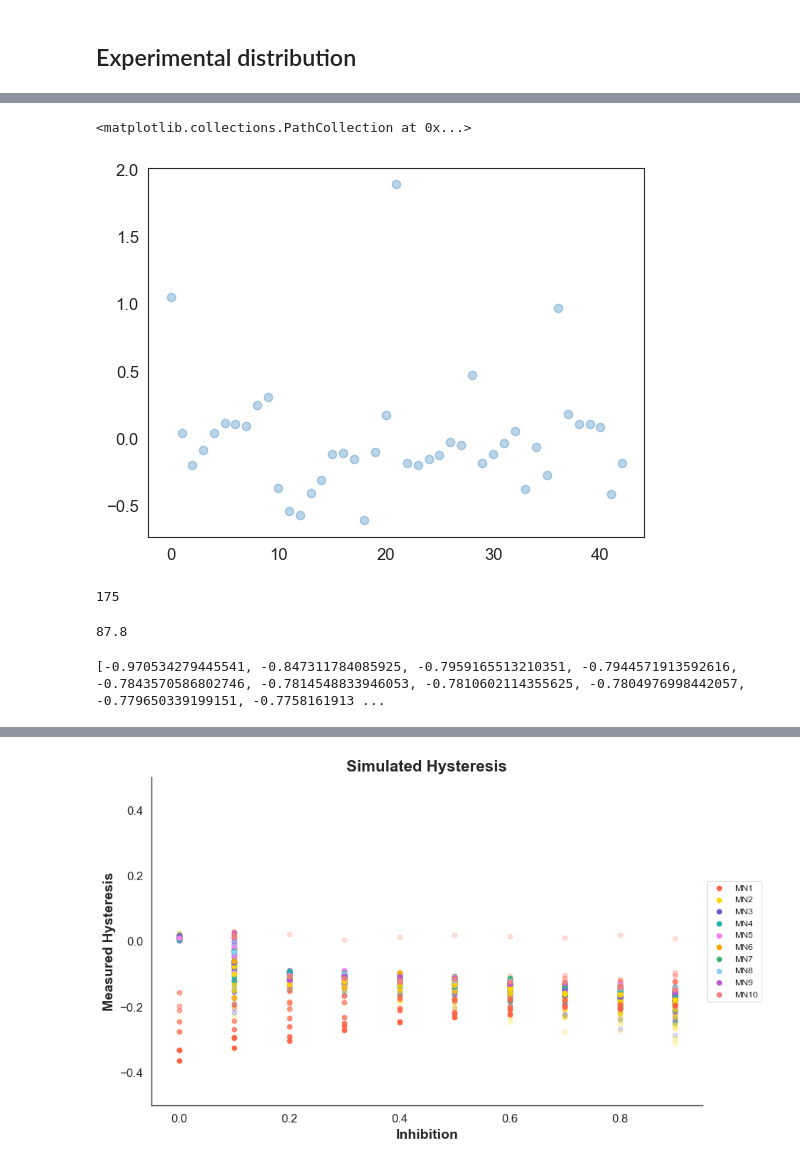
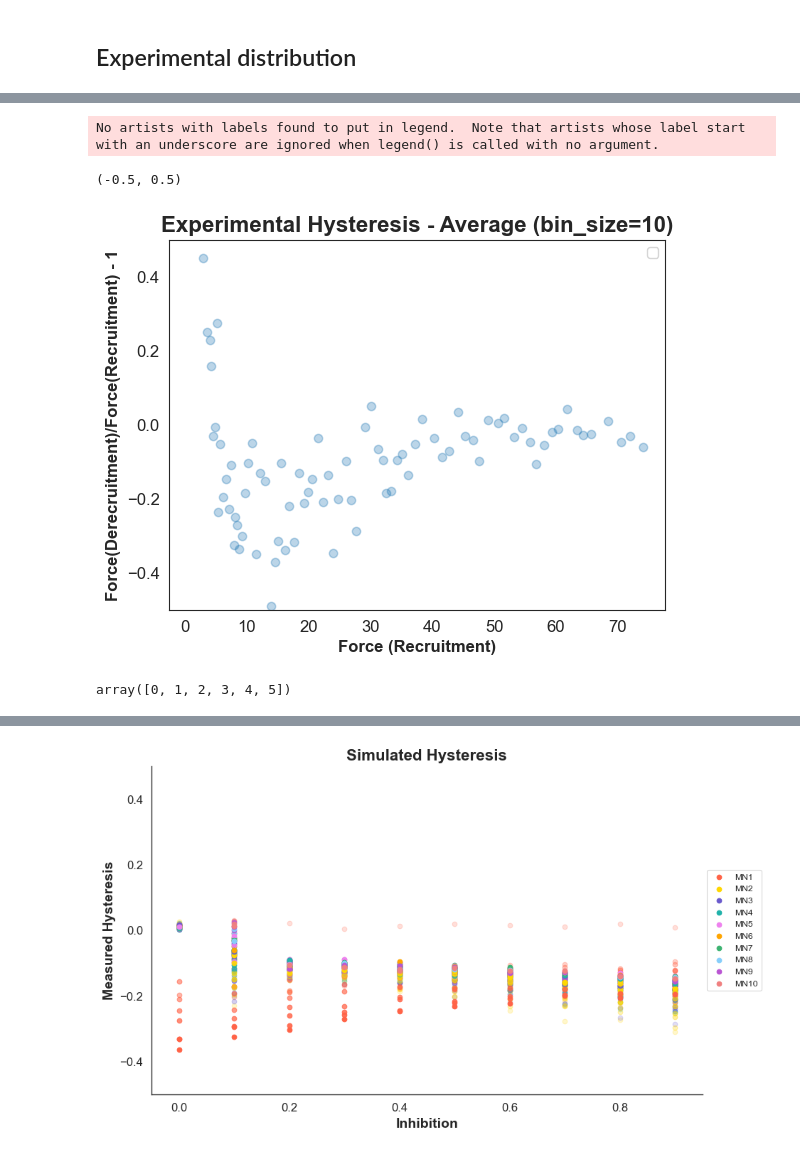
Before and after one commit to natmtc/flexible-motoneuron-control, a Jupyter notebook: Data_Analysis_Model.ipynb, the cells around one changed output, grey strips where cells are left out. Saved outputs shown, nothing was run; the diff lists cells and outputs as text; code cells hidden in the pictures.

```diff
--- a/Data_Analysis_Model.ipynb
+++ b/Data_Analysis_Model.ipynb
@@ -14,7 +14,7 @@ from scipy.stats import zscore
 ## Simulated Hysteresis [Force(Derecruitment)/Force(Recruitment)-1] Vs. Force(Recruitment)
 # %%
 #Importing the spike array file of the Julia Model
-with h5py.File("/Users/nmt121/Desktop/Repositories/Motoneuron_Model/Data_MN_Model/DR_I05_hsigmoid_26A.jld2", "r") as file:
+with h5py.File("/Users/nmt121/Desktop/Repositories/Motoneuron_Model/Data_MN_Model/DR_87Neurons_optim_I0.3_LAST.jld2", "r") as file:
     spike_array = file["spike_array"][:].T
 # %%
 #Finding first and last spike of each neuron
@@ -164,15 +157,18 @@ plt.show()
-# %%
-all_values_hysteresis=np.concatenate((df1["hysteresis"],df2["hysteresis"],df3["hysteresis"],df4["hysteresis"],df5["hysteresis"],df6["hysteresis"],df7["hysteresis"],df8["hysteresis"]))
-# all_values_hysteresis= sorted(all_values_hysteresis)
-d=20
-binned_hyst = np.zeros((1, len(all_values_hysteresis) // d))
-
-
-count = 0
-for i in range(1, len(all_values_hysteresis)):
-    if i % d == 0:
-        mean_value = np.mean(all_values_hysteresis[i-d:i])
-        binned_hyst[0, count] = mean_value
-        count += 1
-
-# print(binned_hyst)
+# %%
+all_values_hysteresis=np.concatenate([df["hysteresis"] for df in [df1, df2, df3, df4, df5, df6, df7, df8]])
+all_values_recr= np.concatenate([df.iloc[:, 0] for df in [df1, df2, df3, df4, df5, df6, df7, df8]])
+all_values_derecr= np.concatenate([df.iloc[:, 1] for df in [df1, df2, df3, df4, df5, df6, df7, df8]]) #not necessary
+
+combined_df = pd.DataFrame({ 'force': all_values_recr,'forceder': all_values_derecr,'hysteresis': all_values_hysteresis})
+sorted_df = combined_df.sort_values(by='force')
+
+vals=np.array(sorted_df['hysteresis'])
+vals_force=np.array(sorted_df['force'])
+vals_forceder=np.array(sorted_df['forceder'])
+
+d=10
+
+binned_hyst = [np.mean(vals[i:i+d]) for i in range(0, len(vals), d) if i+d <= len(vals)]
+binned_hyst_var = [np.var(vals[i:i+d]) for i in range(0, len(vals), d) if i+d <= len(vals)]
+binned_force = [np.mean(vals_force[i:i+d]) for i in range(0, len(vals_force), d) if i+d <= len(vals_force)]
+binned_forceder = [np.mean(vals_forceder[i:i+d]) for i in range(0, len(vals_forceder), d) if i+d <= len(vals_forceder)]
@@ -179,20 +179,20 @@ for i in range(1, len(all_values_hysteresis)):
 # %%
 sns.set_style("white")
 
 plt.rcParams['axes.labelsize'] = 14
 plt.rcParams['axes.labelweight'] = 'bold'
 plt.rcParams['xtick.labelsize'] = 12
 plt.rcParams['ytick.labelsize'] = 12
-plt.scatter(np.arange(len(binned_hyst[0,:])),binned_hyst,alpha=0.3)
+
+
+plt.scatter(binned_force,binned_hyst,alpha=0.3)
+
+plt.title('Experimental Hysteresis - Average (bin_size=10)', fontsize=16, fontweight='bold')
+plt.xlabel('Force (Recruitment)', fontsize=12, fontweight='bold')
+plt.ylabel('Force(Derecruitment)/Force(Recruitment) - 1', fontsize=12, fontweight='bold')
+plt.legend()
+plt.ylim(-0.5,0.5)
 # %% [output]
-<matplotlib.collections.PathCollection at 0x...>
+No artists with labels found to put in legend.  Note that artists whose label start with an underscore are ignored when legend() is called with no argument.
+(-0.5, 0.5)
-[figure, old version]
+[figure, new version]
-# %%
-len(binned_hyst[0,:])
-np.size(binned_hyst)
-# %% [output]
-175
-# %%
-np.size(all_values_hysteresis)/10
-# %% [output]
-87.8
@@ -201,5 +199,4 @@ all_values_hysteresis= sorted(all_values_hysteresis)
-# %%
-all_values_hysteresis=np.concatenate((df1["hysteresis"],df2["hysteresis"],df3["hysteresis"],df4["hysteresis"],df5["hysteresis"],df6["hysteresis"],df7["hysteresis"],df8["hysteresis"]))
-print(sorted(all_values_hysteresis))
-# %% [output]
-[-0.970534279445541, -0.847311784085925, -0.7959165513210351, -0.7944571913592616, -0.7843570586802746, -0.7814548833946053, -0.7810602114355625, -0.7804976998442057, -0.779650339199151, -0.7758161913 ...
+# %%
+np.where(np.array(binned_hyst) > 0.5)[0]
+# %% [output]
+array([0, 1, 2, 3, 4, 5])
```
Also changed, not shown: parts of 11 cells of this notebook, 3 other files.
